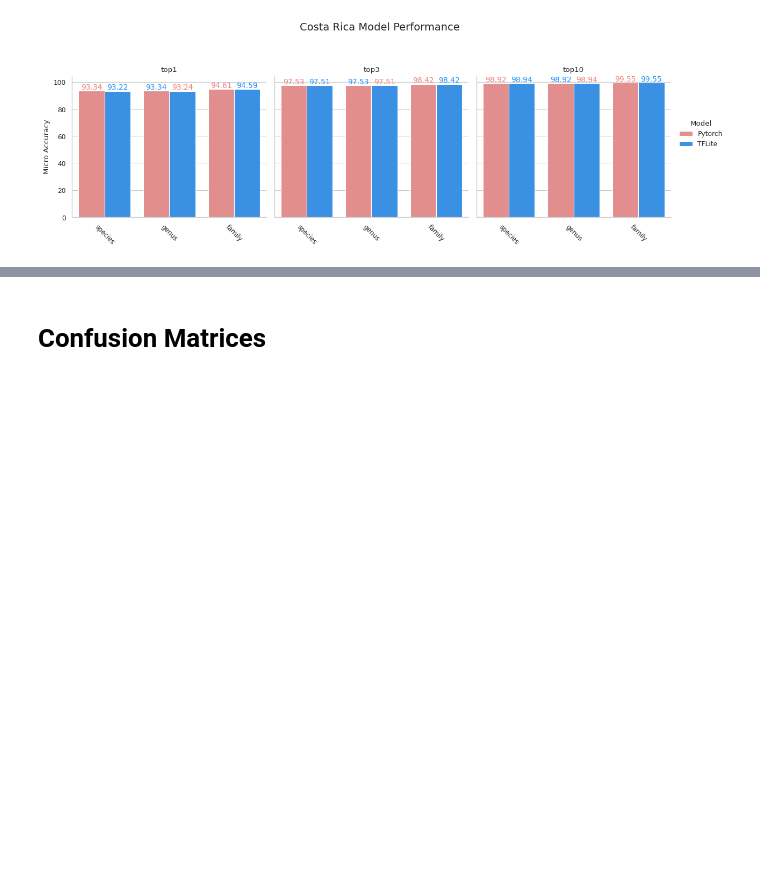
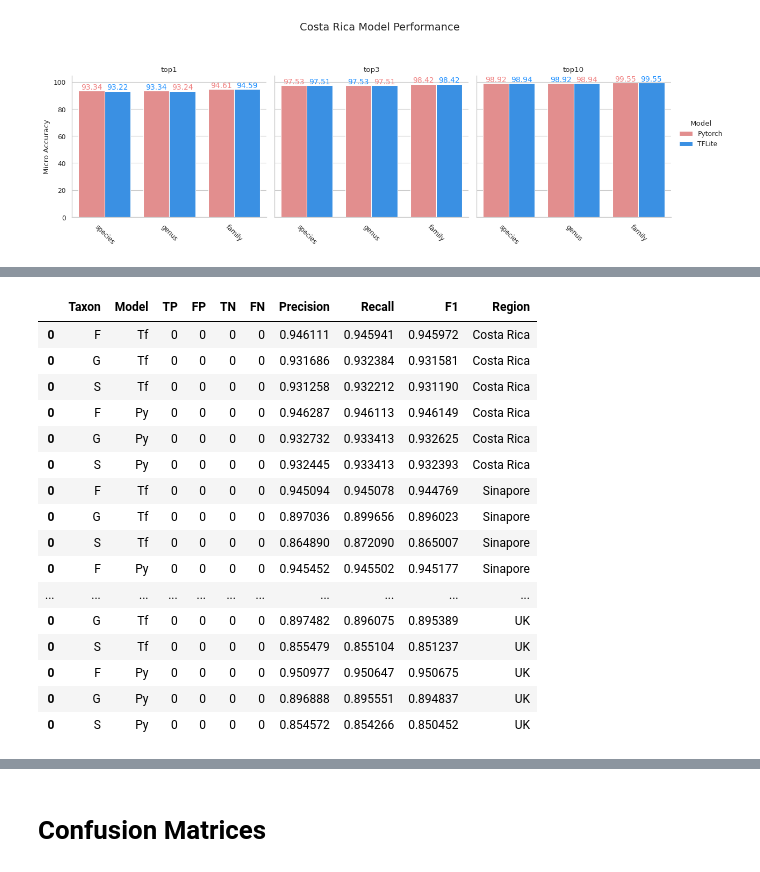
Before and after one commit to AMI-system/compress_models, a Jupyter notebook: Evalutation.ipynb, the cells around one changed output, grey strips where cells are left out. Cells and saved outputs as stored; diff of their text form; code cells hidden in the pictures; blank space fills up the shorter version.

```diff
--- a/Evalutation.ipynb
+++ b/Evalutation.ipynb
@@ -104,0 +183,24 @@ bar_plot(si_df, col_name='Micro', save=True, region='Singapore')
+# %%
+# for the Model column, keep only the 2nd word
+df['Model'] = df['Model'].str.split('_').str[1]
+df['Taxon'] = df['Taxon'].str.split('_').str[0]
+
+df
+# %% [output]
+|  | Taxon | Model | TP | FP | TN | FN | Precision | Recall | F1 | Region |
+| 0 | F | Tf | 0 | 0 | 0 | 0 | 0.946111 | 0.945941 | 0.945972 | Costa Rica |
+| 0 | G | Tf | 0 | 0 | 0 | 0 | 0.931686 | 0.932384 | 0.931581 | Costa Rica |
+| 0 | S | Tf | 0 | 0 | 0 | 0 | 0.931258 | 0.932212 | 0.931190 | Costa Rica |
+| 0 | F | Py | 0 | 0 | 0 | 0 | 0.946287 | 0.946113 | 0.946149 | Costa Rica |
+| 0 | G | Py | 0 | 0 | 0 | 0 | 0.932732 | 0.933413 | 0.932625 | Costa Rica |
+| 0 | S | Py | 0 | 0 | 0 | 0 | 0.932445 | 0.933413 | 0.932393 | Costa Rica |
+| 0 | F | Tf | 0 | 0 | 0 | 0 | 0.945094 | 0.945078 | 0.944769 | Sinapore |
+| 0 | G | Tf | 0 | 0 | 0 | 0 | 0.897036 | 0.899656 | 0.896023 | Sinapore |
+| 0 | S | Tf | 0 | 0 | 0 | 0 | 0.864890 | 0.872090 | 0.865007 | Sinapore |
+| 0 | F | Py | 0 | 0 | 0 | 0 | 0.945452 | 0.945502 | 0.945177 | Sinapore |
+| ... | ... | ... | ... | ... | ... | ... | ... | ... | ... | ... |
+| 0 | G | Tf | 0 | 0 | 0 | 0 | 0.897482 | 0.896075 | 0.895389 | UK |
+| 0 | S | Tf | 0 | 0 | 0 | 0 | 0.855479 | 0.855104 | 0.851237 | UK |
+| 0 | F | Py | 0 | 0 | 0 | 0 | 0.950977 | 0.950647 | 0.950675 | UK |
+| 0 | G | Py | 0 | 0 | 0 | 0 | 0.896888 | 0.895551 | 0.894837 | UK |
+| 0 | S | Py | 0 | 0 | 0 | 0 | 0.854572 | 0.854266 | 0.850452 | UK |
```
Also changed, not shown: parts of 13 cells of this notebook.
